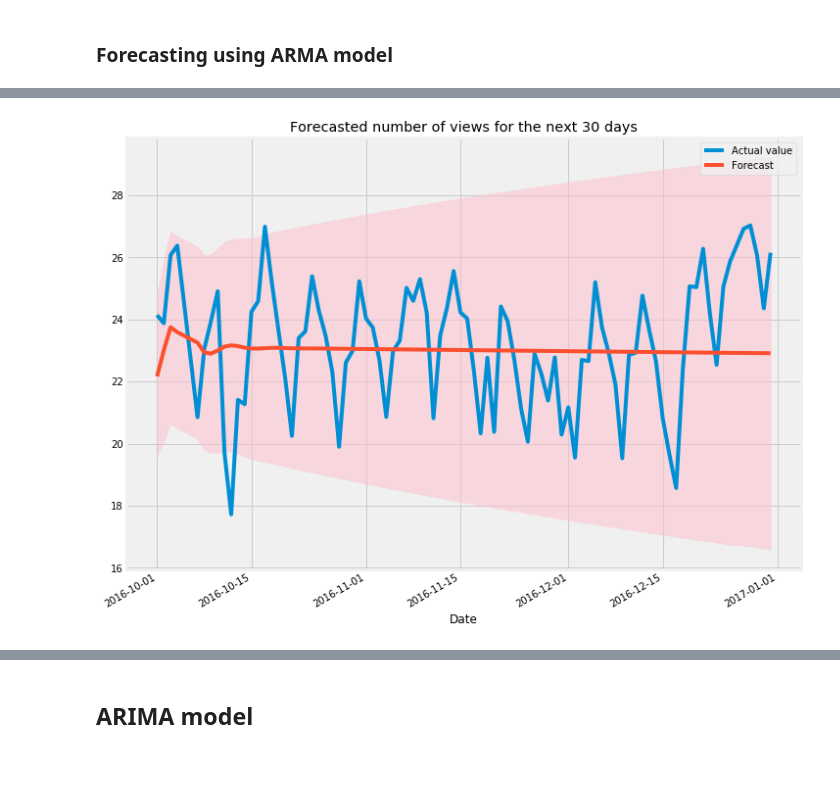
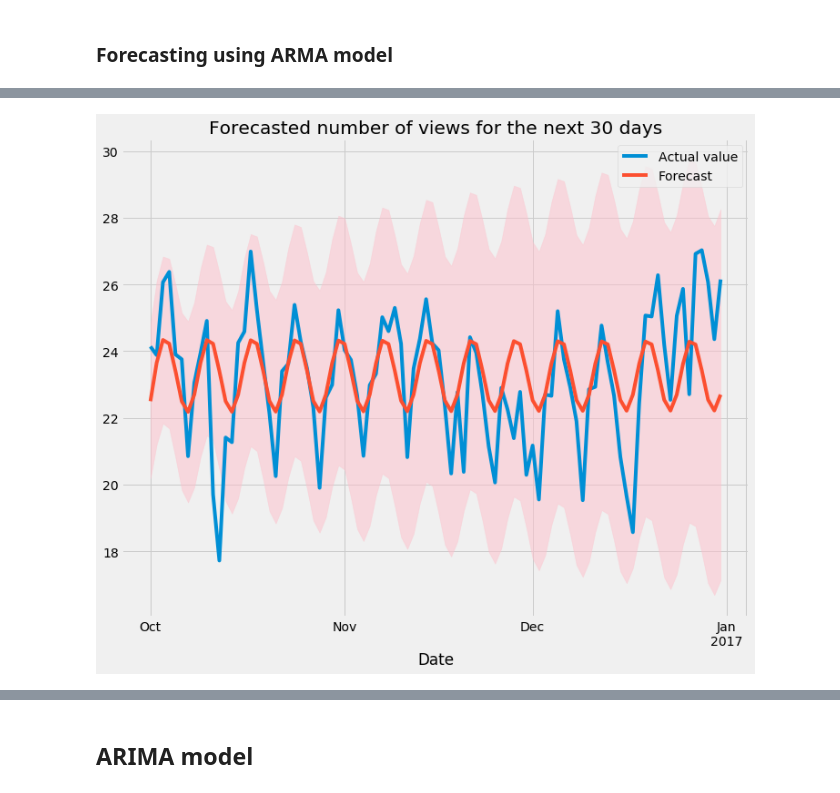
Before and after one commit to Subikshaa/Time-Series-Forecasting-on-Web-Traffic-Dataset, a Jupyter notebook: forecast.ipynb, the cells around one changed output, grey strips where cells are left out. Drawn from its saved outputs; the diff is of its cells as text; code cells hidden in the pictures; blank space fills up the shorter version.

```diff
--- a/forecast.ipynb
+++ b/forecast.ipynb
@@ -231,0 +235,6 @@ plt.show()
+# %%
+top_page_df['new_views'] = top_page_df.apply(lambda row: row.Views if row.anomaly == 1 else None, axis='columns')
+top_page_df = top_page_df.assign(rolling_mean=top_page_df.new_views.fillna(top_page_df.new_views.rolling(30,min_periods=1).mean()))
+plt.figure(figsize=(11,9))
+plt.plot(top_page_df.index,top_page_df.rolling_mean)
+plt.show()
@@ -232,3 +243,2 @@ plt.show()
 # %%
-top_page_df = top_page_df[top_page_df['anomaly']==1]
-top_page_df.drop(columns=['anomaly'],inplace=True)
+top_page_df = top_page_df.drop(columns=['Views','anomaly','new_views']).rename(columns={'rolling_mean':'Views'})
@@ -353,6 +345,6 @@ int(aic_bic_df.iloc[0]['q'])
 # %% [markdown]
 ## Fitting ARMA model
 # %%
-model = SARIMAX(train,order=(4,0,1))
+model = SARIMAX(train,order=(3,0,4))
 result = model.fit()
 # %% [output]
@@ -416,18 +388,20 @@ No supported index is available. Prediction results will be given with an intege
 # %%
 arma_forecast_df = pd.DataFrame({'Date':test.index,'Views':forecast_values.predicted_mean,'lower_views':conf_interval['lower Views'].values,'upper_views':conf_interval['upper Views'].values})
+# %%
+arma_forecast_df = arma_forecast_df.set_index('Date')
 # %%
 fig,ax=plt.subplots()
 test.rename(columns={'Views':'Actual value'}).plot(ax=ax)
-arma_forecast_df.plot(x='Date',y='Views',label='Forecast',ax=ax)
-plt.fill_between(arma_forecast_df.Date, \
-                arma_forecast_df['lower_views'], \
-                arma_forecast_df['upper_views'], \
+arma_forecast_df[['Views']].rename(columns={'Views':'Forecast'}).plot(ax=ax,label='Forecast')
+plt.fill_between(arma_forecast_df.index, \
+                arma_forecast_df.lower_views, \
+                arma_forecast_df.upper_views, \
                 color='pink', alpha=0.5)
 plt.title('Forecasted number of views for the next 30 days')
 plt.legend()
 plt.show()
 # %% [output]
-[figure, old version]
+[figure, new version]
 # %%
 print('RMSE: '+str(np.sqrt(np.mean(np.square(forecast_values_mean.values - test.Views.values)))))
 # %% [output]
```
Also changed, not shown: parts of 40 cells of this notebook.
